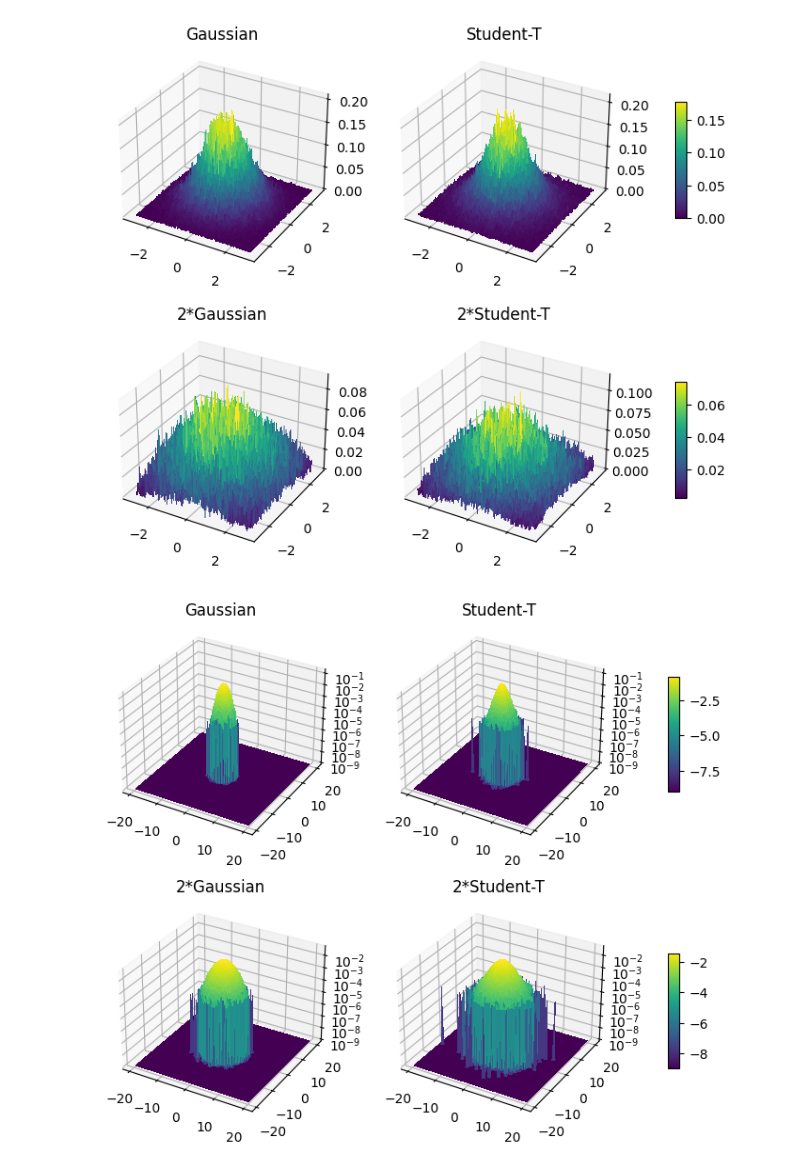
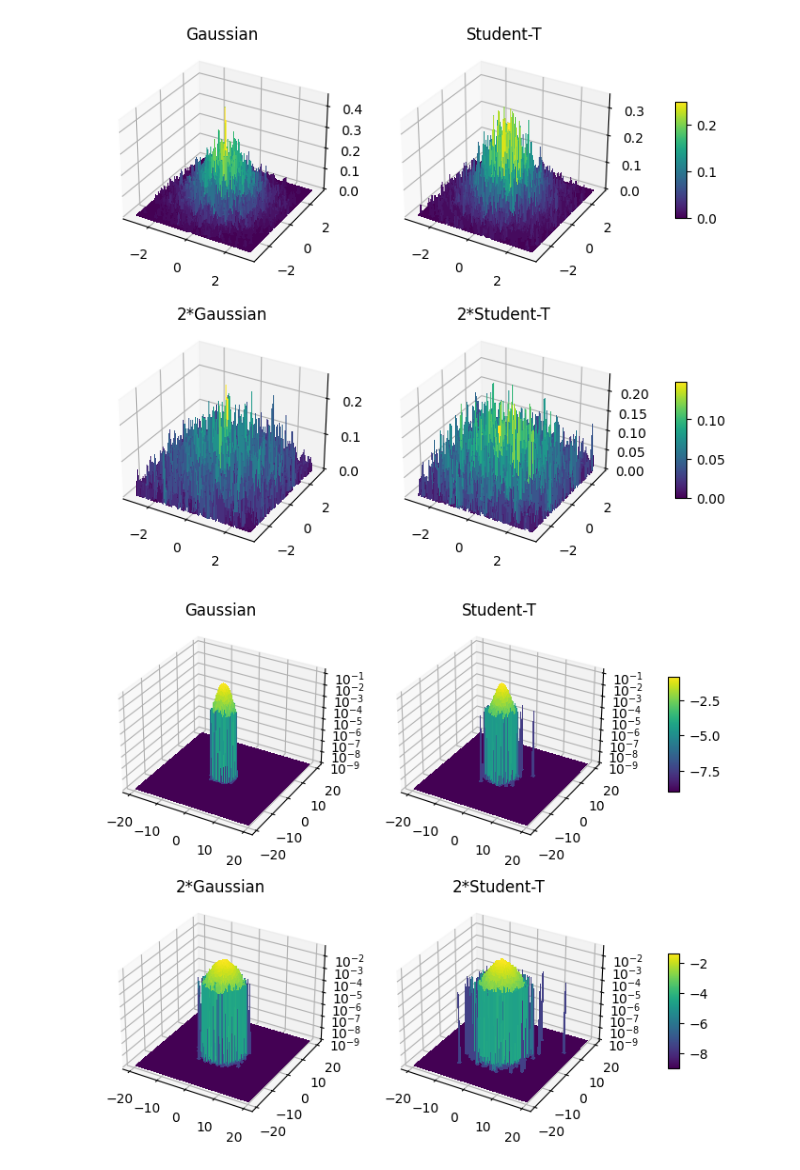
Before and after one commit to Mincheol2/t3VAE, a Jupyter notebook: 3Dplot.ipynb, the cells around one changed output. Cells and saved outputs as stored; diff of their text form; code cells hidden in the pictures.

Commit message:
Update 2D distribution heatmap

```diff
--- a/3Dplot.ipynb
+++ b/3Dplot.ipynb
@@ -7,16 +7,18 @@ from mpl_toolkits.axes_grid1.inset_locator import inset_axes
 import matplotlib.ticker as mticker
 
 def draw_3D_surfaces(data_point, x_range,y_range, bins
-                    ,title, log_scale, is_colorbar = True, wire_frame=False):
+                    ,title, log_scale, is_colorbar = True, wire_frame=False, per_fig_size=(3.5,7)):
     def log_tick_formatter(val, pos=None):
         return f"$10^{{{int(val)}}}$"
     nb_plot = len(data_point)
-    fig = plt.figure(figsize=(3.5 * (nb_plot//2), 7))
+
+    num_row = nb_plot // 2 if nb_plot != 1 else 1
+    fig = plt.figure(figsize=(per_fig_size[0] * num_row, per_fig_size[1]))
     xmin, xmax = x_range
     ymin, ymax = y_range
     bins_x, bins_y = bins
     for i in range(nb_plot):
-        ax = fig.add_subplot(nb_plot // 2, 2, i+1, projection='3d')
+        ax = fig.add_subplot(num_row, 2, i+1, projection='3d')
 
         # plot a 3D surface like in the example mplot3d/surface3d_demo
 
@@ -54,25 +56,25 @@ def draw_3D_surfaces(data_point, x_range,y_range, bins
 # %%
 import torch
 m_dim = 2
 nu = 10
-sample_N = 100000
+sample_N = 10000
 MVN_dist = torch.distributions.MultivariateNormal(torch.zeros(m_dim), torch.eye(m_dim))
 prior_chi_dist = torch.distributions.chi2.Chi2(torch.tensor([nu]))
 prior_z = MVN_dist.sample(sample_shape=torch.tensor([sample_N]))
 v = prior_chi_dist.sample(sample_shape=torch.tensor([sample_N]))
 prior_t = prior_z * torch.sqrt(nu / v)
 
 data_point = [prior_z,prior_t,2*prior_z,2*prior_t]
 title = ["Gaussian", "Student-T","2*Gaussian", "2*Student-T"]
 fig = draw_3D_surfaces(data_point=data_point, x_range=(-3,3),y_range=(-3,3), bins=(100,100)
                     ,title=title, log_scale=False, is_colorbar = True)
 # %% [output]
-[figure, old version]
+[figure, new version]
 # %%
 fig = draw_3D_surfaces(data_point=data_point, x_range=(-20,20),y_range=(-20,20), bins=(100,100)
                     ,title=title, log_scale=True, is_colorbar = True)
 # %% [output]
-[figure, old version]
+[figure, new version]
 # %%
 fig = draw_3D_surfaces(data_point=data_point, x_range=(-3,3),y_range=(-3,3), bins=(25,25)
                     ,title=title, log_scale=False, is_colorbar = True, wire_frame=True)
```
Also changed, not shown: parts of 5 cells of this notebook.
